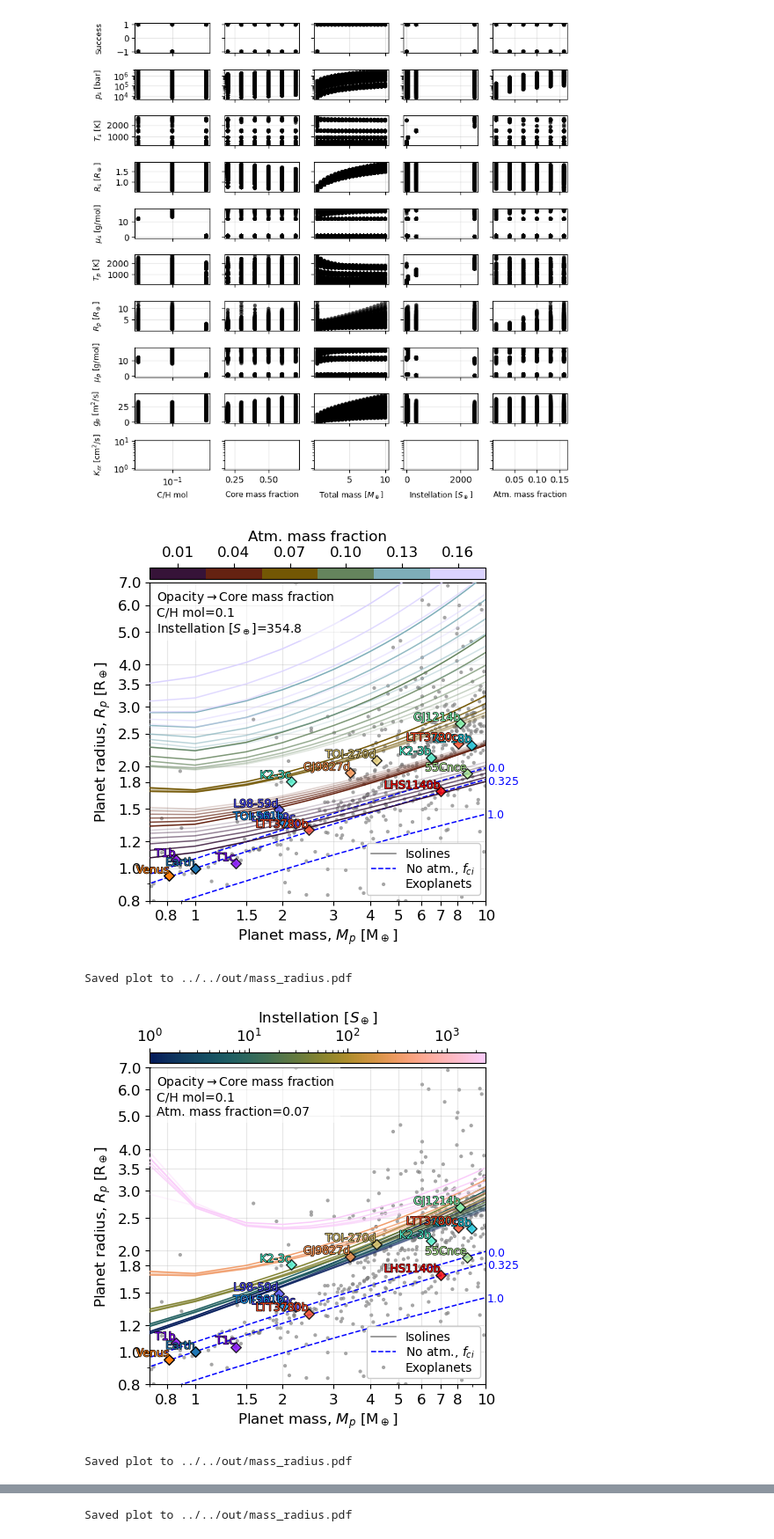
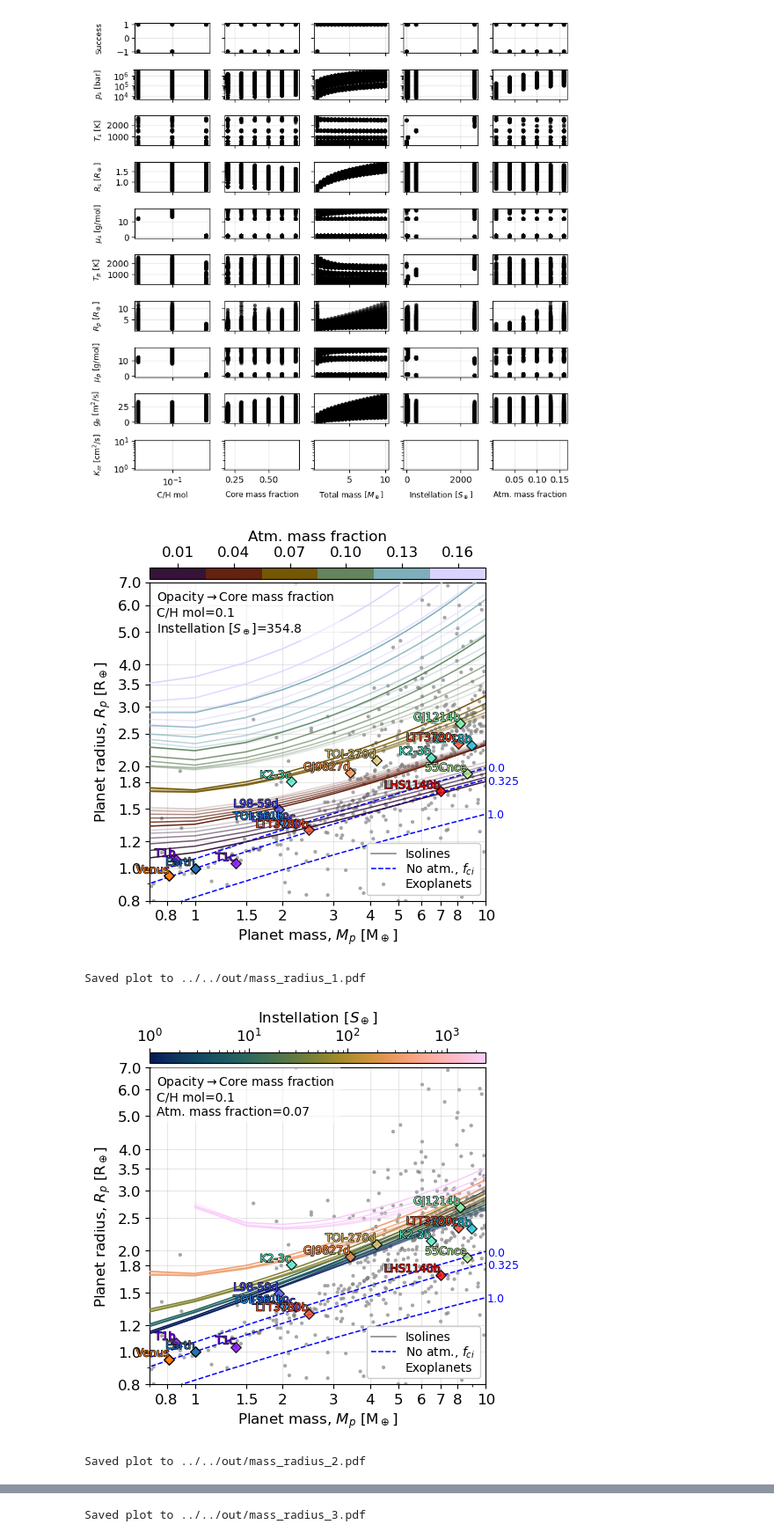
Before and after one commit to nichollsh/AGNI, a Jupyter notebook: misc/utilities/grid_plot.ipynb, the cells around one changed output, grey strips where cells are left out. Shown at 88% size. Drawn from its saved outputs; the diff is of its cells as text; code cells hidden in the pictures.

Commit message:
Grid config and plot updates

```diff
--- a/misc/utilities/grid_plot.ipynb
+++ b/misc/utilities/grid_plot.ipynb
@@ -303,8 +303,16 @@ exo_named = [
 
 exo_colors = [mpl.colormaps.get_cmap('rainbow')(x) for x in np.linspace(0,1,len(exo_named))]
 # %%
+id = 0
+
 def plot_mr(key1=None, key2=None,controls=None):
+    # copy dataframe
+    subdata = deepcopy(data)
 
+    # crop to successful runs (succ==1)
+    subdata = subdata[subdata['succ'] > 0.5]
+
+    # create figure object
     fig,ax = plt.subplots(1,1, figsize=(5.2,5.2))
 
     # configure...
@@ -330,7 +338,6 @@ def plot_mr(key1=None, key2=None,controls=None):
 
 
     # crop data by control variables
-    subdata = deepcopy(data)
     for c in controls.keys():
         if c == key1:
             raise ValueError("Z-value Key1 cannot also be a control variable")
@@ -503,44 +510,48 @@ def plot_mr(key1=None, key2=None,controls=None):
 
     # show and save
     fig.tight_layout()
-    outpath = os.path.join(output_dir, "mass_radius.pdf")
+    plt.show()
+
+    global id
+    id += 1
+    outpath = os.path.join(output_dir, f"mass_radius_{id}.pdf")
     fig.savefig(outpath, dpi=300, bbox_inches='tight')
-    plt.show()
+
     print(f"Saved plot to {outpath}")
 
 # ---------------------------
 
 opts = {
     "key1"    : "frac_atm",
     "key2"    : "frac_core",
     "controls": {"metal_C":0.1, "instellation":3.548000e+02}
 }
 plot_mr(**opts)
 
 # ---------------------------
 
 opts = {
     "key1"    : "instellation",
     "key2"    : "frac_core",
     "controls": {"metal_C":0.1, "frac_atm":0.07}
 }
 plot_mr(**opts)
 
 # ---------------------------
 
 opts = {
     "key1"    : "metal_C",
     "key2"    : "frac_core",
     "controls": {"frac_atm":0.1, "instellation":3.548000e+02}
 }
 plot_mr(**opts)
 # %% [output]
 [figure]
-Saved plot to ../../out/mass_radius.pdf
+Saved plot to ../../out/mass_radius_1.pdf
-[figure, old version]
+[figure, new version]
-Saved plot to ../../out/mass_radius.pdf
+Saved plot to ../../out/mass_radius_2.pdf
 [figure]
-Saved plot to ../../out/mass_radius.pdf
+Saved plot to ../../out/mass_radius_3.pdf
 # %%
 fig, ax = plt.subplots(1,1)
 
```
Also changed, not shown: 2 other files.
